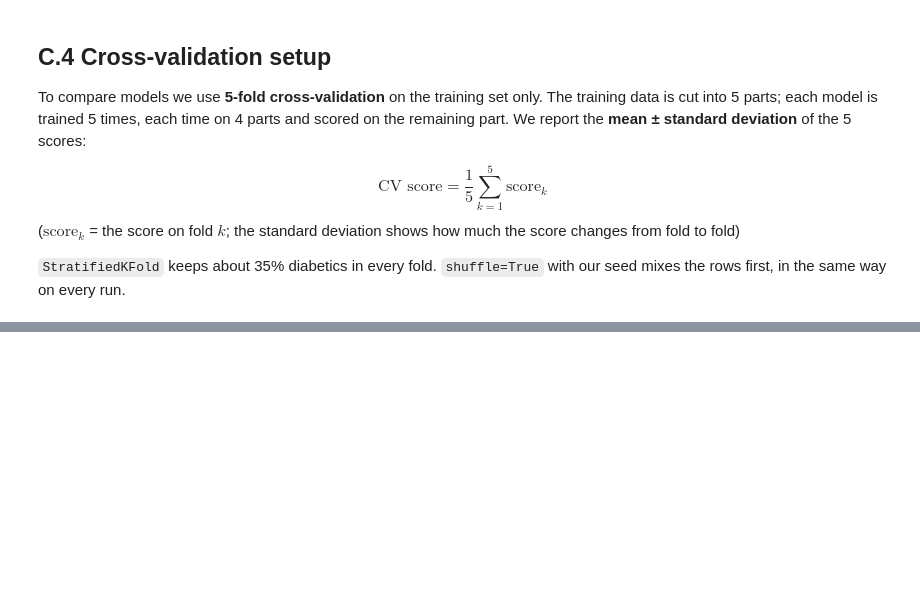
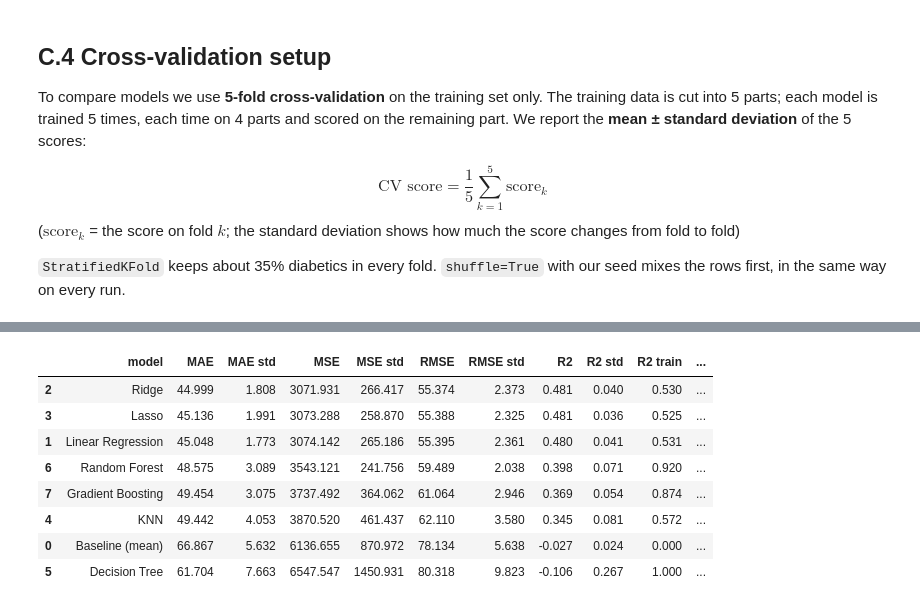
Before and after one commit to aggamsingh/diabetes-risk, a Jupyter notebook: diabetes_risk.ipynb, the cells around one changed output, grey strips where cells are left out. Saved outputs shown, nothing was run; the diff lists cells and outputs as text; code cells hidden in the pictures; blank space fills up the shorter version.

```diff
--- a/diabetes_risk.ipynb
+++ b/diabetes_risk.ipynb
@@ -647,0 +665,19 @@ cv_reg = KFold(n_splits=5, shuffle=True, random_state=RANDOM_STATE)
+# %%
+from sklearn.dummy import DummyRegressor
+from sklearn.linear_model import LinearRegression, Ridge, Lasso
+from sklearn.neighbors import KNeighborsRegressor
+from sklearn.tree import DecisionTreeRegressor
+from sklearn.ensemble import RandomForestRegressor, GradientBoostingRegressor
+from sklearn.model_selection import cross_validate, GridSearchCV
+from sklearn.metrics import mean_absolute_error, root_mean_squared_error, r2_score
+
+reg_models = {
+    "Baseline (mean)": make_unscaled_pipeline(DummyRegressor()),
+    "Linear Regression": make_scaled_pipeline(LinearRegression()),
+    "Ridge": make_scaled_pipeline(Ridge()),
+    "Lasso": make_scaled_pipeline(Lasso()),
+    "KNN": make_scaled_pipeline(KNeighborsRegressor()),
+    "Decision Tree": make_unscaled_pipeline(DecisionTreeRegressor(random_state=RANDOM_STATE)),
+    "Random Forest": make_unscaled_pipeline(RandomForestRegressor(random_state=RANDOM_STATE)),
+    "Gradient Boosting": make_unscaled_pipeline(GradientBoostingRegressor(random_state=RANDOM_STATE)),
+}
@@ -647,0 +693,26 @@ cv_reg = KFold(n_splits=5, shuffle=True, random_state=RANDOM_STATE)
+# %%
+rows = []
+for name, model in reg_models.items():
+    cv = cross_validate(model, X_train_prog, y_train_prog, cv=cv_reg, return_train_score=True,
+                        scoring=["neg_mean_absolute_error", "neg_mean_squared_error", "r2"])
+    mae = -cv["test_neg_mean_absolute_error"]   # flip the sign back to positive
+    mse = -cv["test_neg_mean_squared_error"]
+    rmse = np.sqrt(mse)                          # RMSE of each fold
+    r2 = cv["test_r2"]
+    rows.append([name, mae.mean(), mae.std(), mse.mean(), mse.std(), rmse.mean(), rmse.std(),
+                 r2.mean(), r2.std(), cv["train_r2"].mean(), cv["fit_time"].mean()])
+
+reg_cv = pd.DataFrame(rows, columns=["model", "MAE", "MAE std", "MSE", "MSE std", "RMSE",
+                      "RMSE std", "R2", "R2 std", "R2 train", "fit time (s)"])
+reg_cv = reg_cv.sort_values("R2", ascending=False)
+reg_cv.round(3)
+# %% [output]
+|  | model | MAE | MAE std | MSE | MSE std | RMSE | RMSE std | R2 | R2 std | R2 train | ... |
+| 2 | Ridge | 44.999 | 1.808 | 3071.931 | 266.417 | 55.374 | 2.373 | 0.481 | 0.040 | 0.530 | ... |
+| 3 | Lasso | 45.136 | 1.991 | 3073.288 | 258.870 | 55.388 | 2.325 | 0.481 | 0.036 | 0.525 | ... |
+| 1 | Linear Regression | 45.048 | 1.773 | 3074.142 | 265.186 | 55.395 | 2.361 | 0.480 | 0.041 | 0.531 | ... |
+| 6 | Random Forest | 48.575 | 3.089 | 3543.121 | 241.756 | 59.489 | 2.038 | 0.398 | 0.071 | 0.920 | ... |
+| 7 | Gradient Boosting | 49.454 | 3.075 | 3737.492 | 364.062 | 61.064 | 2.946 | 0.369 | 0.054 | 0.874 | ... |
+| 4 | KNN | 49.442 | 4.053 | 3870.520 | 461.437 | 62.110 | 3.580 | 0.345 | 0.081 | 0.572 | ... |
+| 0 | Baseline (mean) | 66.867 | 5.632 | 6136.655 | 870.972 | 78.134 | 5.638 | -0.027 | 0.024 | 0.000 | ... |
+| 5 | Decision Tree | 61.704 | 7.663 | 6547.547 | 1450.931 | 80.318 | 9.823 | -0.106 | 0.267 | 1.000 | ... |
```
Also changed, not shown: parts of 17 cells of this notebook, 4 other files.
